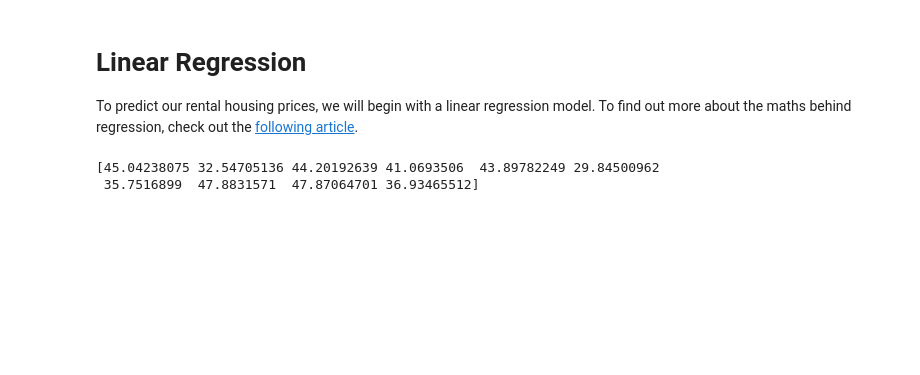
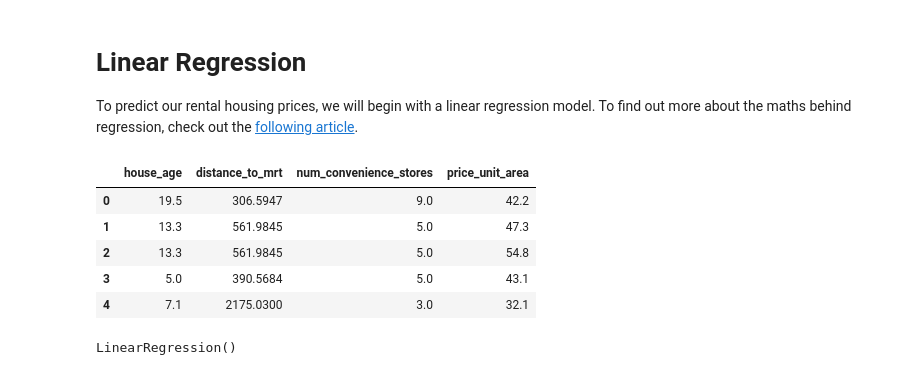
Before and after one commit to ufomaok/rent, a Jupyter notebook: code/model/linreg.ipynb, the cells around one changed output. Saved outputs shown, nothing was run; the diff lists cells and outputs as text; code cells hidden in the pictures; blank space fills up the shorter version.

```diff
--- a/code/model/linreg.ipynb
+++ b/code/model/linreg.ipynb
@@ -17,36 +18,23 @@ import pickle
 # %%
 # TODO: complete the following file by implementing the listed steps
 
 # 1) New dataframe
-df = pd.read_csv('/Users/uokoriogha.fellow/Desktop/TKH Github Projects/rental-pricing-prediction/data/processed/cleaned_data.csv')
+
+df = pd.read_csv('C:/Users/Uma/Desktop/rental_pricing_prediction/data/processed/cleaned_data_new.csv')
+
 
 # 2) Split data into an "X" set of all numeric predictors
-X = df.drop(columns = 'price_unit_area')
+X = df.drop(["price_unit_area"], axis = 1).values
 
 # "y" set of the unit price
-y = df['price_unit_area']
+y = df["price_unit_area"].values
 
-
-# 3) Split your X & y data into a training and testing set
-X_train, X_test, y_train, y_test = train_test_split(X, y, test_size=0.2, random_state= 55)
-
-# 4) Create a linear regression object, and FIT your data
-
-lin_reg = LinearRegression()
-lin_reg.fit(X_train, y_train)
-
-#Predicted values
-predict_y = lin_reg.predict(X_test)
-print(predict_y[:10])
-
-# 5) Calculate the R2 and MSE of your linear regressor
-# article: https://realpython.com/linear-regression-in-python/
-
-
-
-# serialize and save the model
-#   (uncomment this line of code once you're done implementing this)
-# pickle.dump(reg, open("code/model/saved_models/linreg.sav", 'wb'))
+#First five rows of dataset
+df.head()
 # %% [output]
-[45.04238075 32.54705136 44.20192639 41.0693506  43.89782249 29.84500962
- 35.7516899  47.8831571  47.87064701 36.93465512]
+|  | house_age | distance_to_mrt | num_convenience_stores | price_unit_area |
+| 0 | 19.5 | 306.5947 | 9.0 | 42.2 |
+| 1 | 13.3 | 561.9845 | 5.0 | 47.3 |
+| 2 | 13.3 | 561.9845 | 5.0 | 54.8 |
+| 3 | 5.0 | 390.5684 | 5.0 | 43.1 |
+| 4 | 7.1 | 2175.0300 | 3.0 | 32.1 |
@@ -52,0 +46,7 @@ print(predict_y[:10])
+# %%
+#Train model on training set
+
+linmod = LinearRegression()
+linmod.fit(X_train,y_train)
+# %% [output]
+LinearRegression()
```
Also changed, not shown: parts of 8 cells of this notebook, 3 other files.
